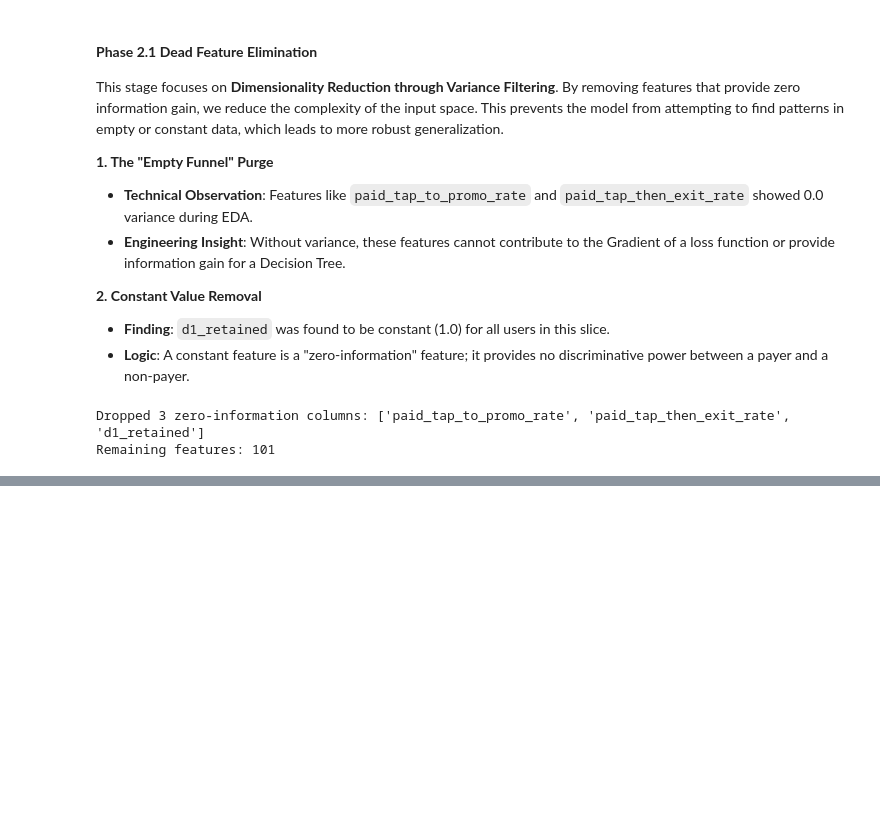
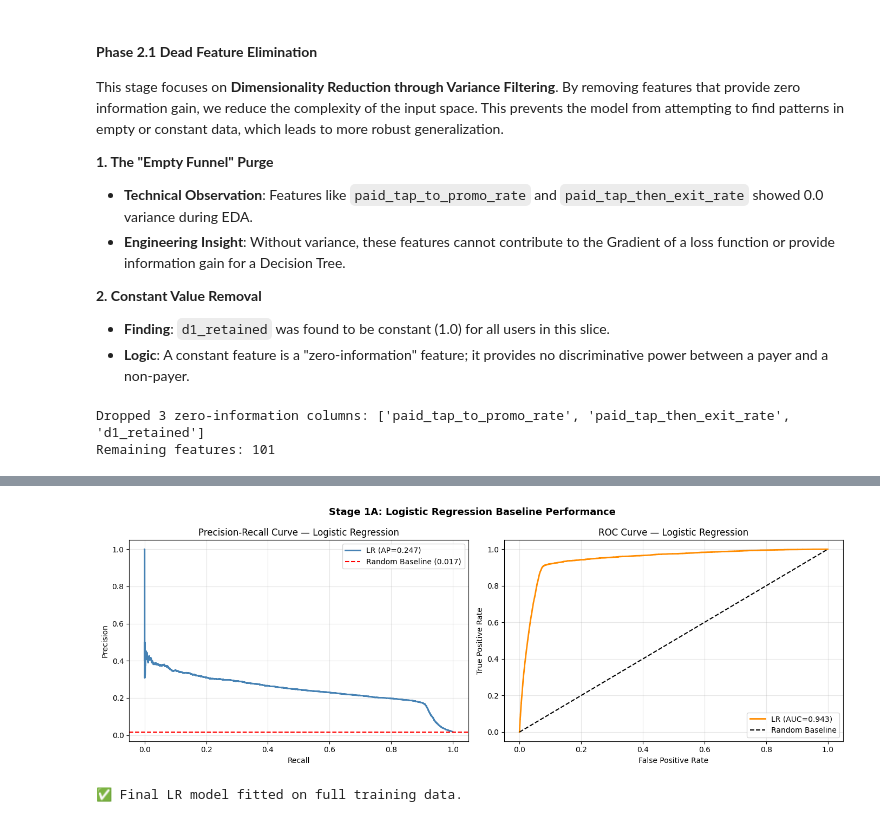
Before and after one commit to VaheGdlyan/DS_Projects, a Jupyter notebook: task_3_revenue_prediction/task_3_notebook.ipynb, the cells around one changed output, grey strips where cells are left out. Drawn from its saved outputs; the diff is of its cells as text; code cells hidden in the pictures; blank space fills up the shorter version.

```diff
--- a/task_3_revenue_prediction/task_3_notebook.ipynb
+++ b/task_3_revenue_prediction/task_3_notebook.ipynb
@@ -1230,0 +1506,74 @@ Added flags: never_saved, never_applied, storage_gb_missing
+# %%
+# --- SETUP ---
+SEED = 42
+N_FOLDS = 5
+skf = StratifiedKFold(n_splits=N_FOLDS, shuffle=True, random_state=SEED)
+
+# --- MODEL DEFINITION ---
+# class_weight='balanced' is the LR equivalent of scale_pos_weight
+# C=0.1 applies mild L2 regularization — prevents overfitting on noisy features
+# max_iter=2000 ensures convergence on your ~390K row dataset
+lr_model = LogisticRegression(
+    C=0.1,
+    class_weight='balanced',
+    solver='lbfgs',
+    max_iter=2000,
+    random_state=SEED,
+    n_jobs=-1
+)
+
+# --- OUT-OF-FOLD PREDICTIONS (OOF) ---
+# This gives honest performance estimates without touching the test set
+# predict_proba gives us probabilities for AUC, not just binary predictions
+lr_oof_proba = cross_val_predict(
+    lr_model, X_train_scaled, y_class,
+    cv=skf,
+    method='predict_proba',
+    n_jobs=-1
+)[:, 1]  # Column 1 = P(payer)
+
+# --- METRICS ---
+lr_auc = roc_auc_score(y_class, lr_oof_proba)
+lr_ap  = average_precision_score(y_class, lr_oof_proba)
+
+print("=" * 50)
+print("STAGE 1A — LOGISTIC REGRESSION BASELINE")
+print("=" * 50)
+print(f"OOF ROC-AUC:              {lr_auc:.4f}")
+print(f"OOF Average Precision:    {lr_ap:.4f}")
+print(f"\nNote: Average Precision is more informative than AUC")
+print(f"for imbalanced data (1.69% payer rate).")
+
+# --- PRECISION-RECALL CURVE ---
+from sklearn.metrics import precision_recall_curve, roc_curve
+
+fig, axes = plt.subplots(1, 2, figsize=(14, 5))
+
+# Plot 1: Precision-Recall
+precision, recall, _ = precision_recall_curve(y_class, lr_oof_proba)
+axes[0].plot(recall, precision, color='steelblue', lw=2, label=f'LR (AP={lr_ap:.3f})')
+axes[0].axhline(y=y_class.mean(), color='red', linestyle='--', label=f'Random Baseline ({y_class.mean():.3f})')
+axes[0].set_xlabel('Recall')
+axes[0].set_ylabel('Precision')
+axes[0].set_title('Precision-Recall Curve — Logistic Regression')
+axes[0].legend()
+axes[0].grid(alpha=0.3)
+
+# Plot 2: ROC Curve
+fpr, tpr, _ = roc_curve(y_class, lr_oof_proba)
+axes[1].plot(fpr, tpr, color='darkorange', lw=2, label=f'LR (AUC={lr_auc:.3f})')
+axes[1].plot([0, 1], [0, 1], 'k--', label='Random Baseline')
+axes[1].set_xlabel('False Positive Rate')
+axes[1].set_ylabel('True Positive Rate')
+axes[1].set_title('ROC Curve — Logistic Regression')
+axes[1].legend()
+axes[1].grid(alpha=0.3)
+
+plt.suptitle('Stage 1A: Logistic Regression Baseline Performance', fontsize=13, fontweight='bold')
+plt.tight_layout()
+plt.show()
+
+# --- FIT FINAL LR ON ALL TRAINING DATA (for later coefficient inspection) ---
+lr_model.fit(X_train_scaled, y_class)
+print("✅ Final LR model fitted on full training data.")
+# %% [output]
@@ -1230,0 +1588,2 @@ Added flags: never_saved, never_applied, storage_gb_missing
+[figure, added]
+✅ Final LR model fitted on full training data.
```
Also changed, not shown: parts of 59 cells of this notebook, 1 other file.
